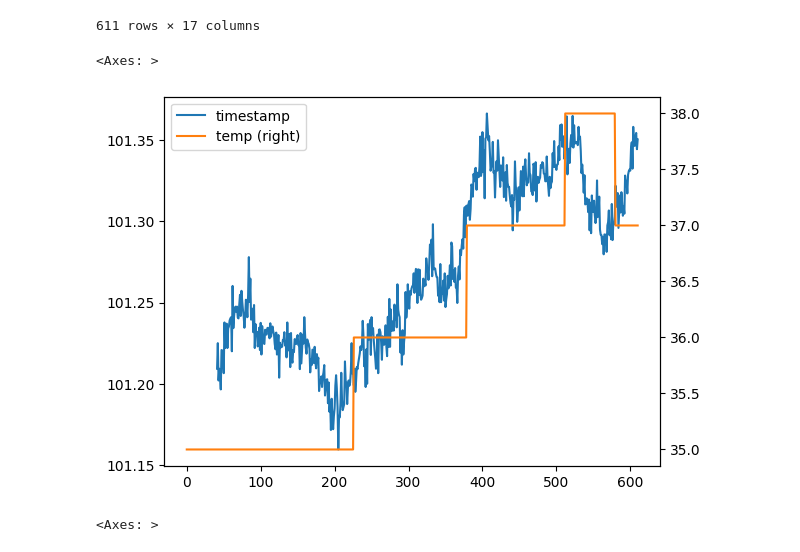
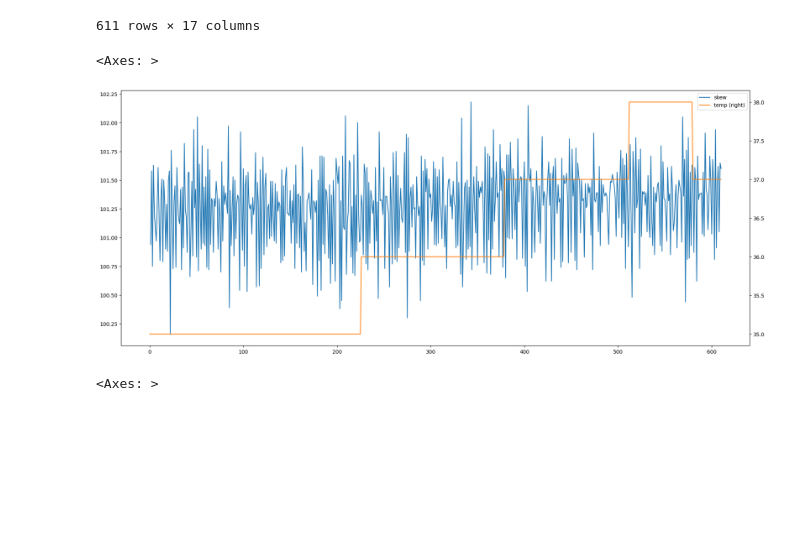
Before and after one commit to RIT-Launch-Initiative/FSW, a Jupyter notebook: app/payload/control_freak/flight-software/extra/decoder.ipynb, the cells around one changed output. Saved outputs shown, nothing was run; the diff lists cells and outputs as text; code cells hidden in the pictures; blank space fills up the shorter version.

```diff
--- a/app/payload/control_freak/flight-software/extra/decoder.ipynb
+++ b/app/payload/control_freak/flight-software/extra/decoder.ipynb
@@ -120,11 +120,11 @@ slowdf
 # %%
 snodupe = slowdf.drop_duplicates('sec')
 
-ax = snodupe[['timestamp']].diff().rolling(40).mean()..plot()
+ax = snodupe[['timestamp']].diff().rolling(1).mean().rename(columns={'timestamp':'skew'}).plot(figsize=(22,9))
 snodupe[['temp']].plot(ax=ax, secondary_y=True)
 # %% [output]
 <Axes: >
-[figure, old version]
+[figure, new version]
 # %%
 slowdf['temp'].plot()
 # %% [output]
```
Also changed, not shown: 11 other files.
